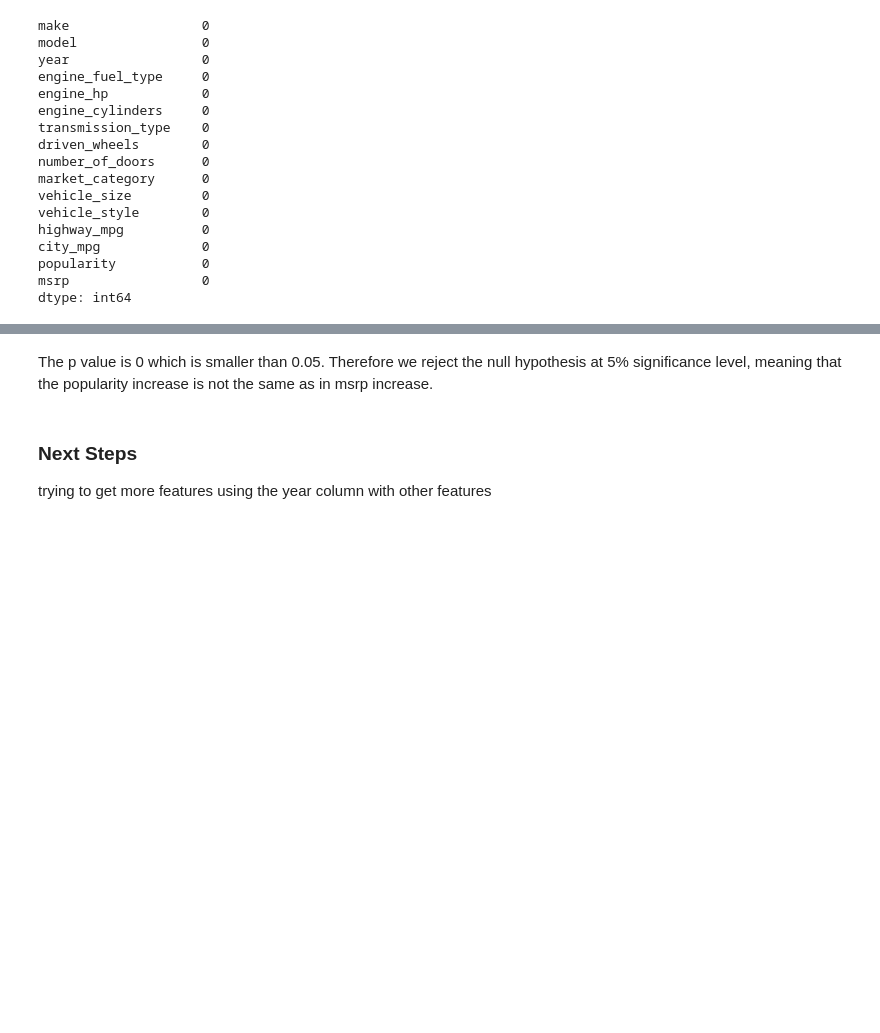
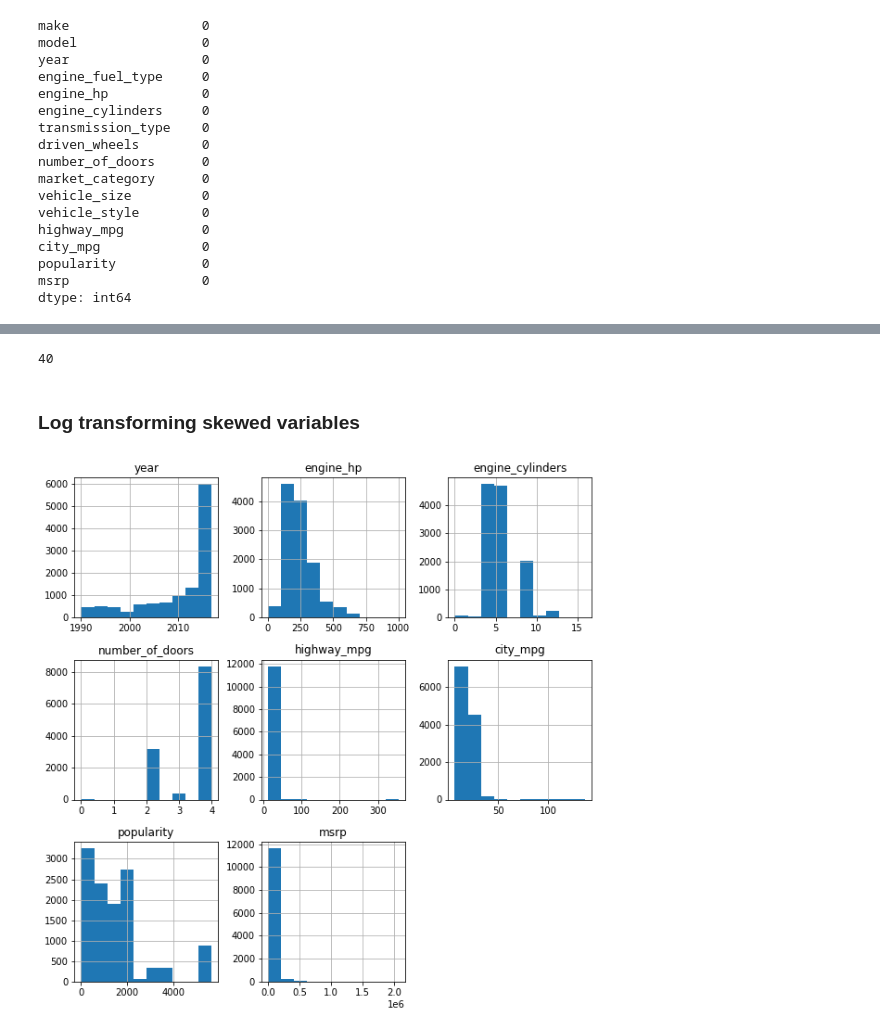
Before and after one commit to abdrahmansoltan/Car-Price-Prediction, a Jupyter notebook: car-price-prediction.ipynb, the cells around one changed output, grey strips where cells are left out. Cells and saved outputs as stored; diff of their text form; code cells hidden in the pictures; blank space fills up the shorter version.

```diff
--- a/car-price-prediction.ipynb
+++ b/car-price-prediction.ipynb
@@ -189,3 +182,0 @@ df[string_columns].T
-# %%
-df = pd.get_dummies(df,columns=string_columns,drop_first=True)
-df.describe()
@@ -264,6 +183,19 @@ NormaltestResult(statistic=1505.2979231995191, pvalue=0.0)
-# %% [markdown]
-The p value is 0 which is smaller than 0.05. Therefore we reject the null hypothesis at 5% significance level, meaning that the popularity increase is not the same as in msrp increase.
-# %% [markdown]
-### Next Steps
-
-trying to get more features using the year column with other features
+# %%
+(df['model'].value_counts() == 1).sum()
+# %% [output]
+40
+# %% [markdown]
+### Log transforming skewed variables
+# %%
+# Create a list of float colums to check for skewing
+mask = df.dtypes != object
+num_cols = df.columns[mask]
+
+skew_limit = 0.75 # define a limit above which we will log transform
+skew_vals = df[num_cols].skew()
+# %%
+viz = df[num_cols]
+viz.hist(figsize=(10,10))
+plt.show()
+# %% [output]
+[figure, added]
```
Also changed, not shown: parts of 79 cells of this notebook.
